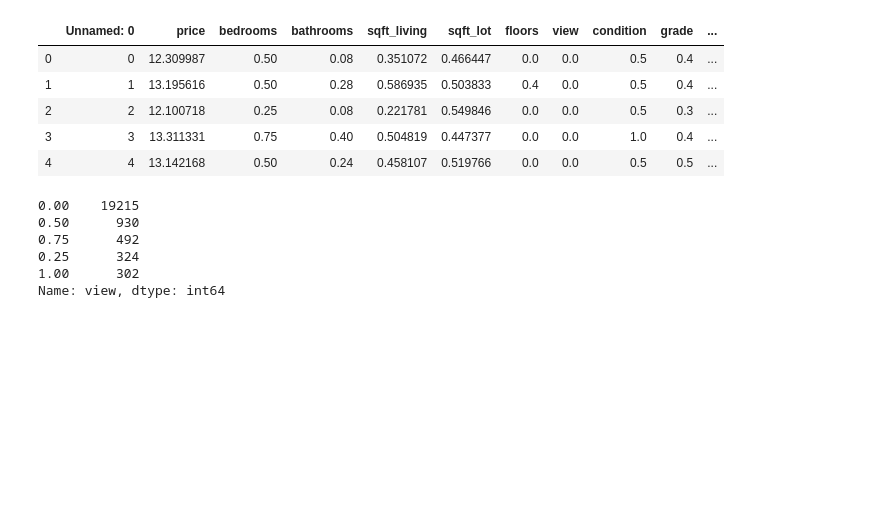
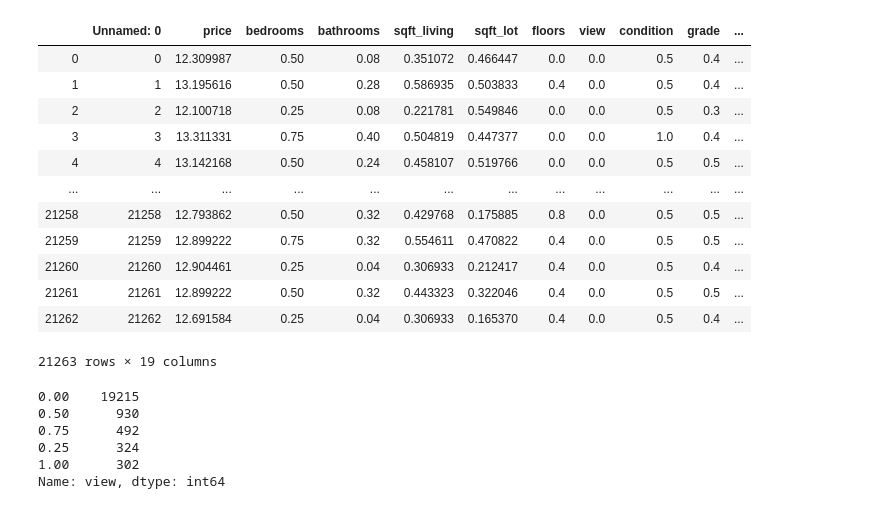
Before and after one commit to anupjsebastian/King_County_House_Price_Prediction, a Jupyter notebook: GAMS_DL3.ipynb, the cells around one changed output. Cells and saved outputs as stored; diff of their text form; code cells hidden in the pictures; blank space fills up the shorter version.

```diff
--- a/GAMS_DL.ipynb
+++ b/GAMS_DL3.ipynb
@@ -46,14 +36,21 @@ df.describe()
 # %%
 df = pd.read_csv('Cleaned_Housing_Data_v3.csv')
 # %%
-df.head()
+df
 # %% [output]
 |  | Unnamed: 0 | price | bedrooms | bathrooms | sqft_living | sqft_lot | floors | view | condition | grade | ... |
 | 0 | 0 | 12.309987 | 0.50 | 0.08 | 0.351072 | 0.466447 | 0.0 | 0.0 | 0.5 | 0.4 | ... |
 | 1 | 1 | 13.195616 | 0.50 | 0.28 | 0.586935 | 0.503833 | 0.4 | 0.0 | 0.5 | 0.4 | ... |
 | 2 | 2 | 12.100718 | 0.25 | 0.08 | 0.221781 | 0.549846 | 0.0 | 0.0 | 0.5 | 0.3 | ... |
 | 3 | 3 | 13.311331 | 0.75 | 0.40 | 0.504819 | 0.447377 | 0.0 | 0.0 | 1.0 | 0.4 | ... |
 | 4 | 4 | 13.142168 | 0.50 | 0.24 | 0.458107 | 0.519766 | 0.0 | 0.0 | 0.5 | 0.5 | ... |
+| ... | ... | ... | ... | ... | ... | ... | ... | ... | ... | ... | ... |
+| 21258 | 21258 | 12.793862 | 0.50 | 0.32 | 0.429768 | 0.175885 | 0.8 | 0.0 | 0.5 | 0.5 | ... |
+| 21259 | 21259 | 12.899222 | 0.75 | 0.32 | 0.554611 | 0.470822 | 0.4 | 0.0 | 0.5 | 0.5 | ... |
+| 21260 | 21260 | 12.904461 | 0.25 | 0.04 | 0.306933 | 0.212417 | 0.4 | 0.0 | 0.5 | 0.4 | ... |
+| 21261 | 21261 | 12.899222 | 0.50 | 0.32 | 0.443323 | 0.322046 | 0.4 | 0.0 | 0.5 | 0.5 | ... |
+| 21262 | 21262 | 12.691584 | 0.25 | 0.04 | 0.306933 | 0.165370 | 0.4 | 0.0 | 0.5 | 0.4 | ... |
+21263 rows × 19 columns
 # %%
 target = 'price'
 # df['price_sqft'] = df['price'] / df['sqft_living']
```
Also changed, not shown: parts of 9 cells of this notebook.
